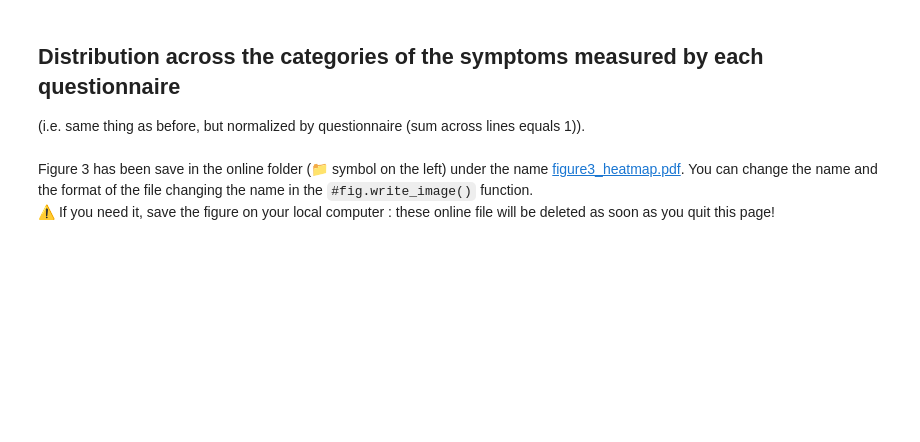
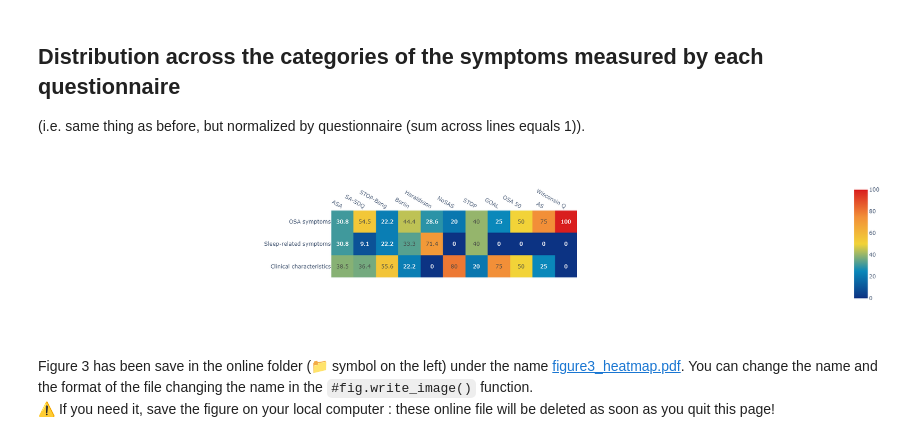
Before and after one commit to vvercasson/pdp_project, a Jupyter notebook: jupyter_notebook_generic_content_analysis.ipynb, the cells around one changed output. Drawn from its saved outputs; the diff is of its cells as text; code cells hidden in the pictures; blank space fills up the shorter version.

Commit message:
correction des var en common

```diff
--- a/jupyter_notebook_generic_content_analysis.ipynb
+++ b/jupyter_notebook_generic_content_analysis.ipynb
@@ -146,10 +162,10 @@ else :
 ## Number of symptoms in each category for each questionnaire
 # %%
 # number of categories/questionnaire
-if df.shape[0] != df['Category'].isnull().sum() :
-  cat_per_questionnaire = pd.DataFrame(np.zeros((df.shape[1]-5,len(df.Category.unique()))), index = df.iloc[:,4:-1].columns, columns = df.sort_values(by="Ab").Category.unique())
-  for category in df.Category.unique():
-    cat_per_questionnaire.loc[:,category] = (df[df.Category==category].iloc[:,4:-1]>=1).sum(axis = 0)
+if common.df.shape[0] != common.df['Category'].isnull().sum() :
+  cat_per_questionnaire = pd.DataFrame(np.zeros((common.df.shape[1]-5,len(common.df.Category.unique()))), index = common.df.iloc[:,4:-1].columns, columns = common.df.sort_values(by="Ab").Category.unique())
+  for category in common.df.Category.unique():
+    cat_per_questionnaire.loc[:,category] = (common.df[common.df.Category==category].iloc[:,4:-1]>=1).sum(axis = 0)
   display(cat_per_questionnaire.T)
   cat_per_questionnaire.T.to_excel("table2_categorie_per_questionnaire.xlsx")
 else :
@@ -161,23 +182,25 @@ The table has been save in the online folder (📁 symbol on the left) under the
 ## Distribution across the categories of the symptoms measured by each questionnaire
 (i.e. same thing as before, but normalized by questionnaire (sum across lines equals 1)).
 # %%
-if df.shape[0] != df['Category'].isnull().sum() :
+if common.df.shape[0] != common.df['Category'].isnull().sum() :
   fig = px.imshow(pd.DataFrame(np.round(normalize(cat_per_questionnaire,norm='l1').T*100,1), # for printing text, we round the percentages to 1 decimal
                               columns = cat_per_questionnaire.index,
                               index= cat_per_questionnaire.columns),
                   text_auto=True, # add the text
                   color_continuous_scale= 'Portland'# more color palettes available here : https://plotly.com/python/builtin-colorscales/
   )
   fig.update_xaxes(side="top") # xaxis on top of the figure
   fig.update_layout(
     autosize=False,
     width=800,
     height=400
     )
   #fig.write_image("figure3_heatmap.pdf") # writing the figure in a file
   fig.show() # showing the figure
 else :
   print('No category in this dataframe !')
+# %% [output]
+[figure, added]
 # %% [markdown]
 Figure 3 has been save in the online folder (📁 symbol on the left) under the name [figure3_heatmap.pdf](figure3_heatmap.pdf). You can change the name and the format of the file changing the name in the `#fig.write_image()` function.
 <br>⚠️ If you need it, save the figure on your local computer : these online file will be deleted as soon as you quit this page!
```
Also changed, not shown: parts of 12 cells of this notebook, 1 other file.
